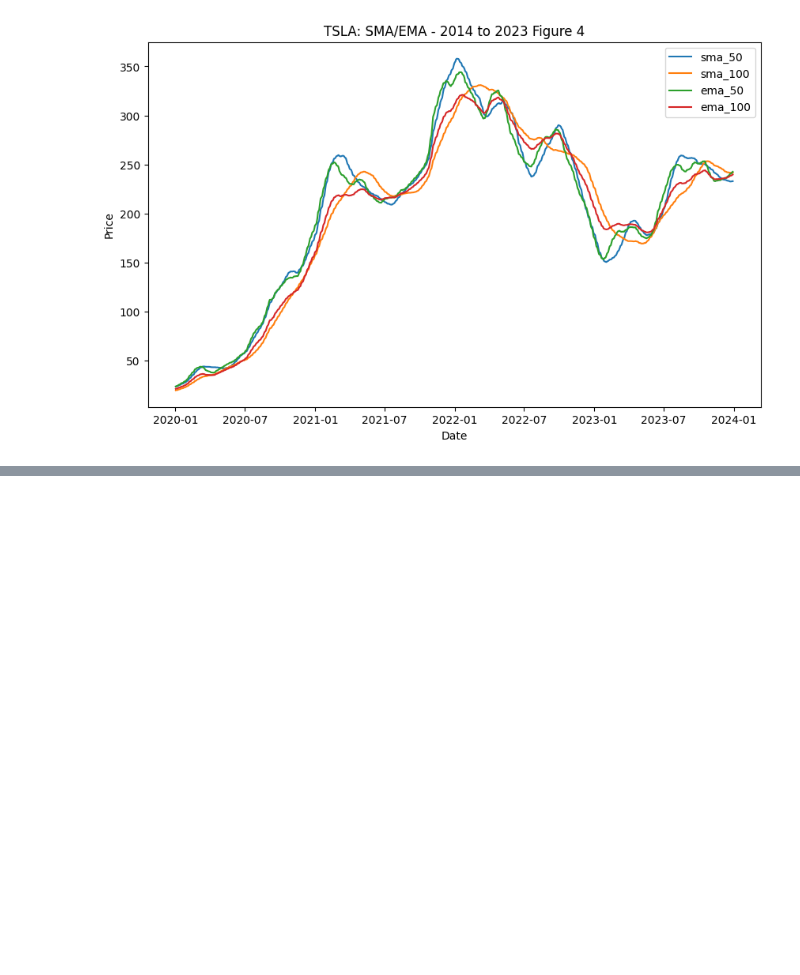
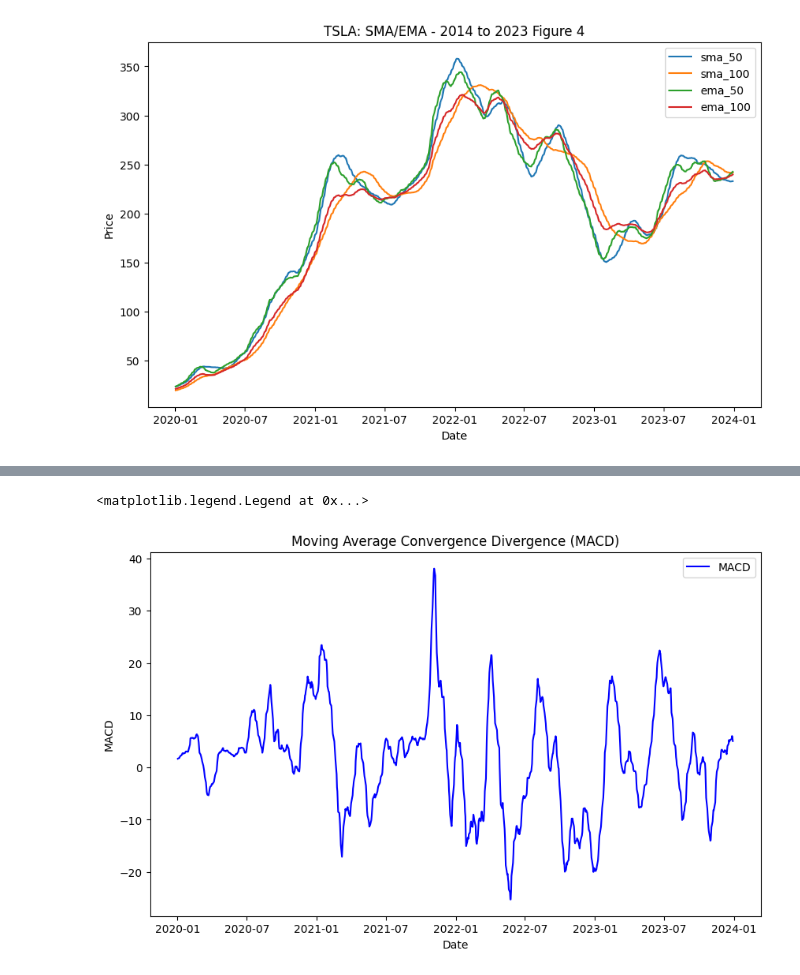
Before and after one commit to JasonMorris1/CSE151_Tesla_Stock_Prediction, a Jupyter notebook: addtional_charts.ipynb, the cells around one changed output, grey strips where cells are left out. Cells and saved outputs as stored; diff of their text form; code cells hidden in the pictures; blank space fills up the shorter version.

```diff
--- a/addtional_charts.ipynb
+++ b/addtional_charts.ipynb
@@ -88,0 +89,12 @@ plt.show()
+# %%
+plt.figure(figsize=(10, 6))
+plt.plot(df['date'], df['macd'], label='MACD', color='blue')
+
+
+plt.title('Moving Average Convergence Divergence (MACD)')
+plt.xlabel('Date')
+plt.ylabel('MACD')
+plt.legend()
+# %% [output]
+<matplotlib.legend.Legend at 0x...>
+[figure, added]
```
Also changed, not shown: parts of 2 cells of this notebook, 5 other files.
